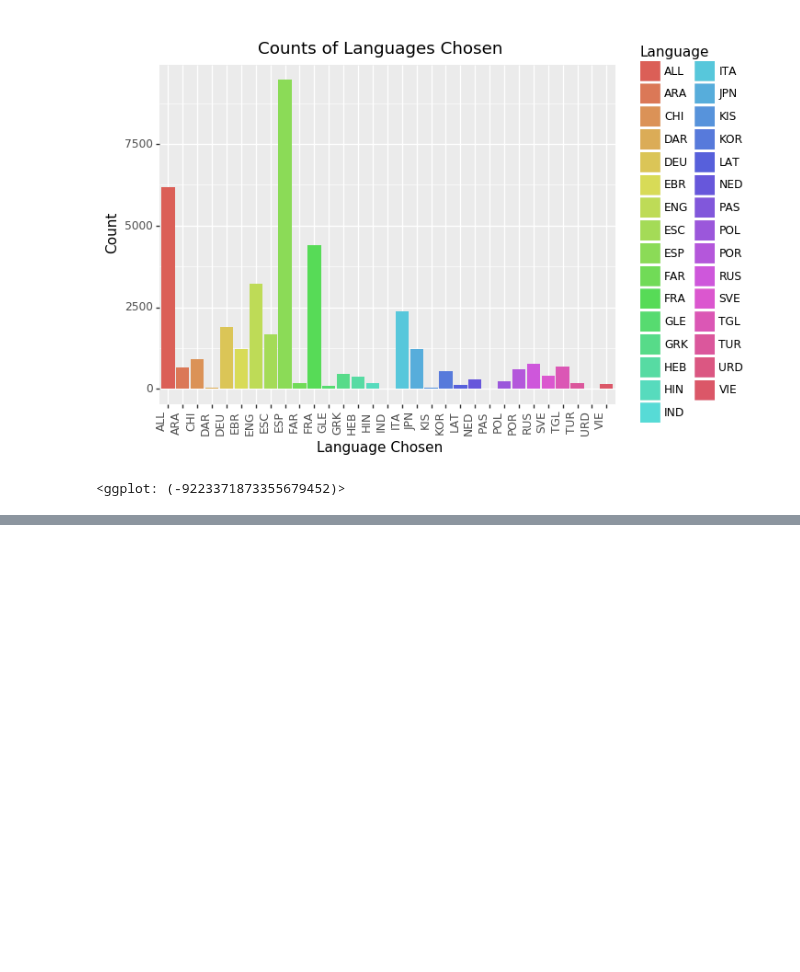
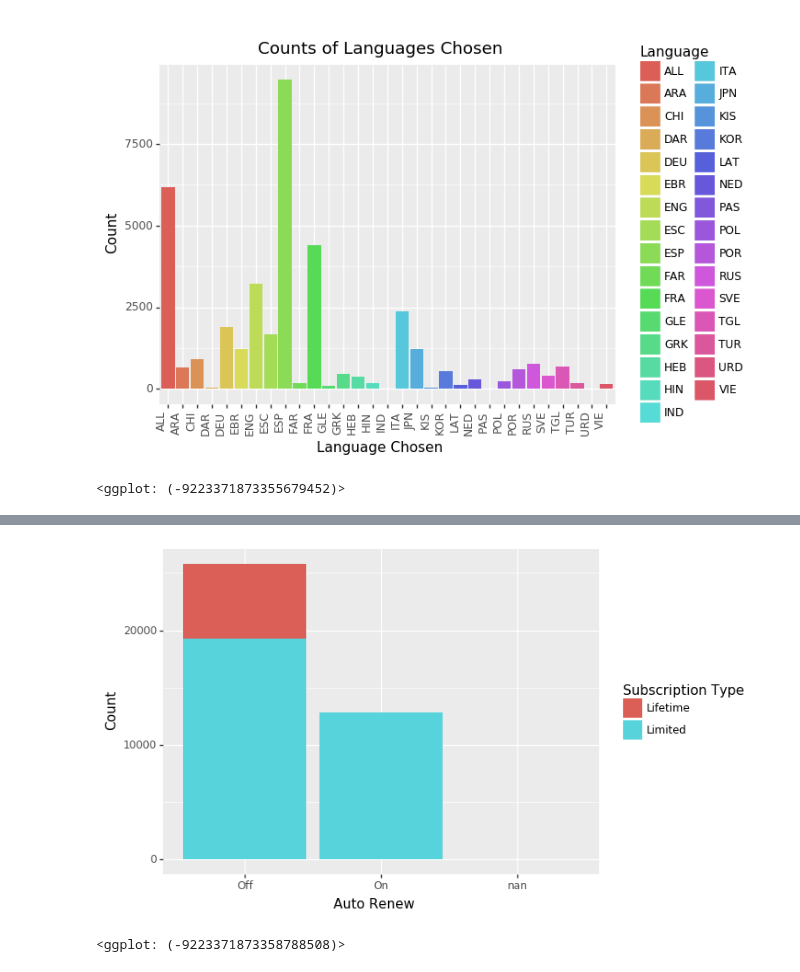
Before and after one commit to jgonz100/MGSC410-Final, a Jupyter notebook: eda.ipynb, the cells around one changed output, grey strips where cells are left out. Cells and saved outputs as stored; diff of their text form; code cells hidden in the pictures; blank space fills up the shorter version.

```diff
--- a/eda.ipynb
+++ b/eda.ipynb
@@ -222,0 +227,7 @@ ggplot(subscriber, aes(x = 'Subscription Type', fill = 'Subscription Type')) + g
+# %%
+# Auto Renew
+# Type of subscriptions
+ggplot(subscriber, aes(x = 'Auto Renew', fill = 'Subscription Type')) + geom_bar() + ylab('Count') + xlab('Auto Renew')
+# %% [output]
+[figure, added]
+<ggplot: (-9223371873358788508)>
```
Also changed, not shown: parts of 15 cells of this notebook.
